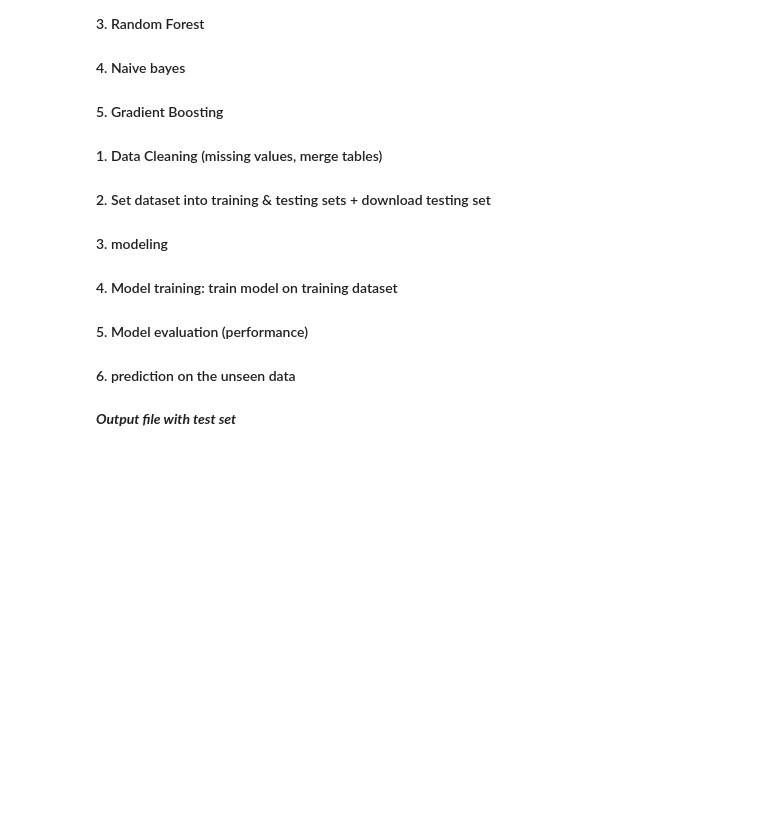
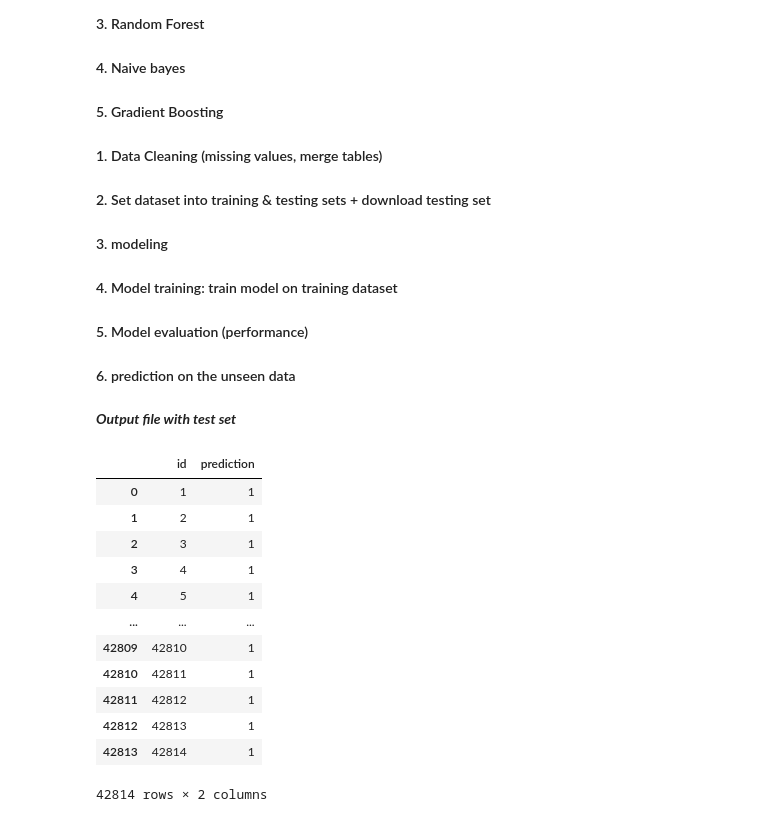
Before and after one commit to MittmannM/AnalyticsCupTUM, a Jupyter notebook: AC.ipynb, the cells around one changed output. Drawn from its saved outputs; the diff is of its cells as text; code cells hidden in the pictures; blank space fills up the shorter version.

```diff
--- a/AC.ipynb
+++ b/AC.ipynb
@@ -302,32 +342,48 @@ requests_csv = pd.read_csv('requests.csv')
 recipes_csv = pd.read_csv('recipes.csv')
 testset = pd.read_csv("pub_YwCznU3.csv")
 
 df_merge_1 = pd.merge(diet_csv, requests_csv, how="inner", on="AuthorId")
 df_merge_2 = pd.merge(df_merge_1, recipes_csv, how="inner", on="RecipeId")
 df_merge_3 = pd.merge(df_merge_2, reviews_csv, how="inner", on=["AuthorId", "RecipeId"])
 
 df_merge_3.rename(columns= {"TestSetId" : "id"}, inplace=True)
 
 df_test = pd.merge(df_merge_3, testset, how="inner", on="id")
 df_test["id"].astype("int")
 df_test["Diet"].astype("category")
 df_test["RecipeCategory"].astype("category")
 mapping_protein = {'Yes': 'Yes', 'Indifferent': 'Indifferent', 'No': 'No', '0': 'No', '1': 'Yes'}
 df_test["HighProtein"] = df_test["HighProtein"].map(mapping_protein).astype('category')
 
 mapping_sugar = {'1': 'Yes', 'Indifferent': 'Indifferent', '0': 'No', }
 df_test["LowSugar"] = df_test["LowSugar"].map(mapping_sugar).astype('category')
 
 df_test["DifferenceRequestedAndTimeNeeded"] = df_test["Time"] - (df_test["CookTime"] + df_test["PrepTime"])
 
 df_test = df_test.drop(['AuthorId', 'RecipeId', 'Like', 'Name', 'RecipeIngredientQuantities', 'RecipeIngredientParts', 'RecipeYield',"id","prediction", "Rating", "RecipeServings"], axis=1)
 df_test = pd.get_dummies(df_test, columns=["Diet", "RecipeCategory", "HighProtein", "LowSugar"], drop_first=True)
 df_test = df_test.reindex(columns=["CookTime", "PrepTime", "Calories", "FatContent", "SaturatedFatContent", "CholesterolContent", 'SodiumContent', "CarbohydrateContent", "FiberContent", "SugarContent", "ProteinContent", "Age","Time","HighCalories","LowFat","HighFiber","Diet_Vegan", "Diet_Vegetarian", "RecipeCategory_Bread", "RecipeCategory_Breakfast", "RecipeCategory_Lunch", "RecipeCategory_One dish meal", "RecipeCategory_Other", "RecipeCategory_Soup", "HighProtein_Yes", "LowSugar_No", 'DifferenceRequestedAndTimeNeeded'])
 
-predictions = train_model.predict(df_test)
+predictions = pd.DataFrame(columns=["prediction"])
+predictions["prediction"] = train_model.predict(df_test).astype("int")
 
 output = pd.DataFrame(predictions)
 output['id'] = df_test.index
-output = output.rename(columns={'predictions': 'prediction'})
 output = output.reindex(columns=["id", "prediction"])
+output.id += 1
 output.to_csv("predictions_LetsSeePaulAllens'BAC_1.csv", index=False)
+output
+# %% [output]
+|  | id | prediction |
+| 0 | 1 | 1 |
+| 1 | 2 | 1 |
+| 2 | 3 | 1 |
+| 3 | 4 | 1 |
+| 4 | 5 | 1 |
+| ... | ... | ... |
+| 42809 | 42810 | 1 |
+| 42810 | 42811 | 1 |
+| 42811 | 42812 | 1 |
+| 42812 | 42813 | 1 |
+| 42813 | 42814 | 1 |
+42814 rows × 2 columns
```
Also changed, not shown: parts of 7 cells of this notebook.
